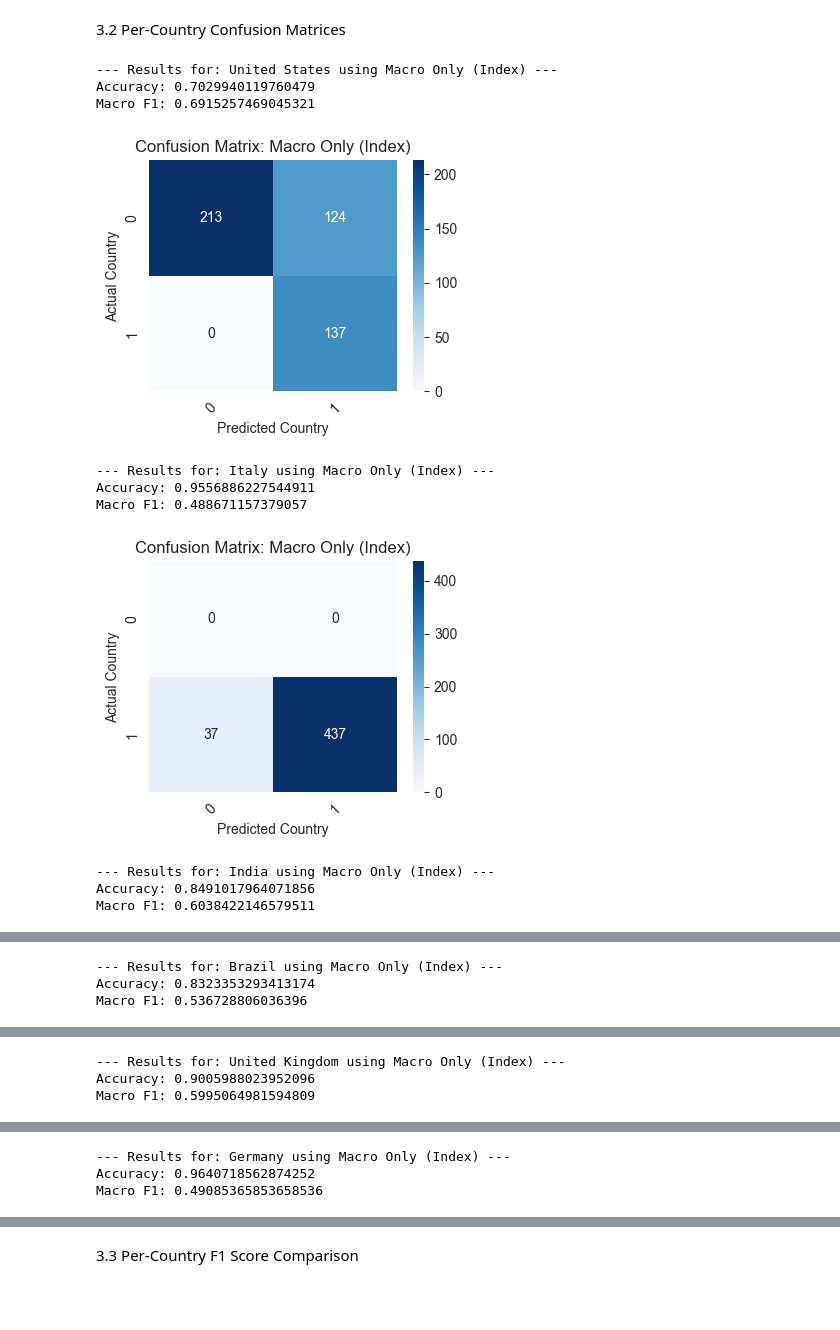
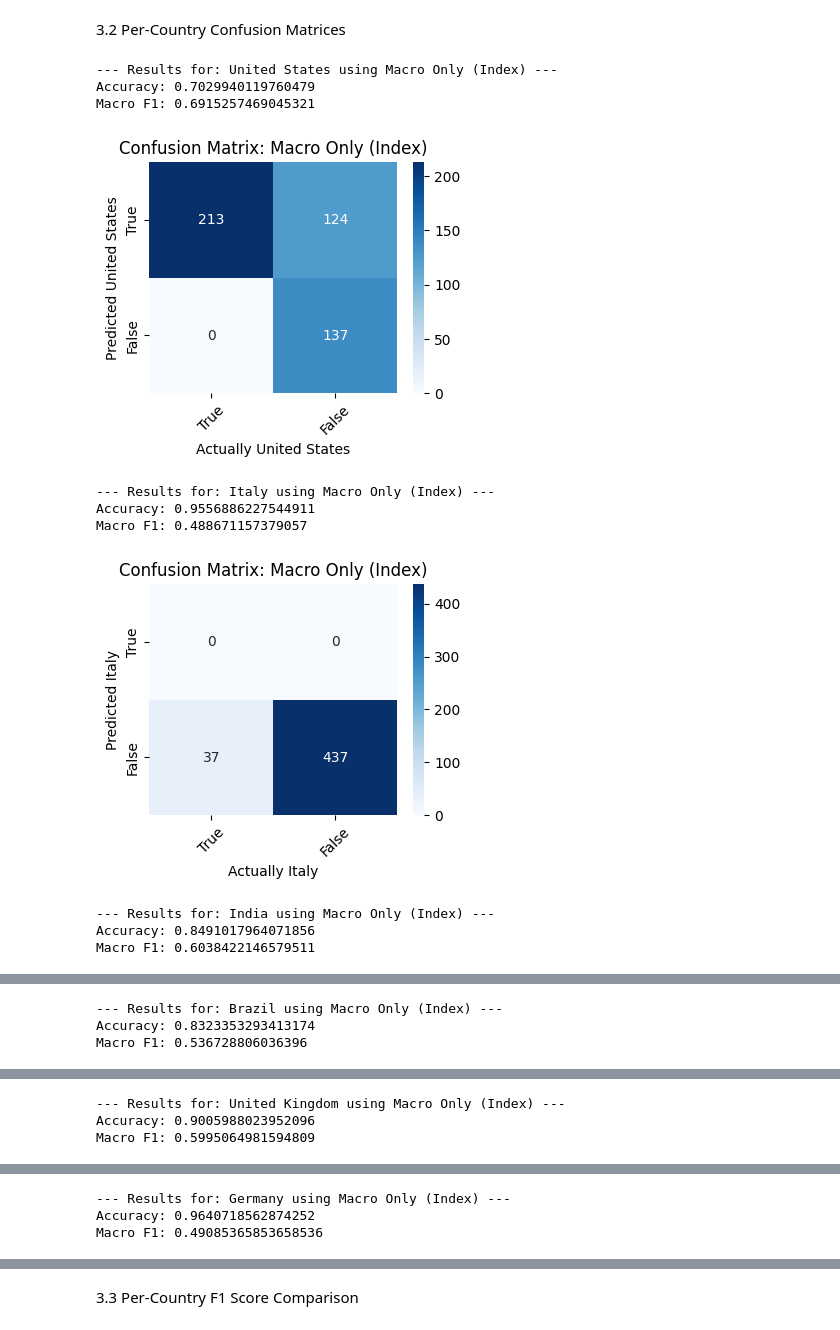
Before and after one commit to Mankirth/ITEC-4305-Project, a Jupyter notebook: FinalNotebook.ipynb, the cells around one changed output, grey strips where cells are left out. Cells and saved outputs as stored; diff of their text form; code cells hidden in the pictures; blank space fills up the shorter version.

```diff
--- a/FinalNotebook.ipynb
+++ b/FinalNotebook.ipynb
@@ -280,40 +280,42 @@ for name, X_subset in feature_sets.items():
         country_cm[0][1] = np.sum(cm[:, i]) - country_cm[0][0]
         country_cm[1][0] = np.sum(cm[i, :]) - country_cm[0][0]
         country_cm[1][1] = ((np.sum(cm) - country_cm[0][0]) - country_cm[0][1]) - country_cm[1][0]
         i += 1
 
         per_country_results[name].update({
             f"{country} Accuracy": accuracy_score(test, pred),
             f"{country} Macro F1": f1_score(test, pred, average='macro'),
             f"{country} True Positives": country_cm[0][0],
             f"{country} False Positives": country_cm[0][1],
             f"{country} False Negatives": country_cm[1][0],
             f"{country} True Negatives": country_cm[1][1]
         })
         print(f"--- Results for: {country} using {name} ---")
         print("Accuracy:", accuracy_score(test, pred))
         print("Macro F1:", f1_score(test, pred, average='macro'))
         plt.figure(figsize=(4, 3))
         sns.heatmap(
             country_cm,
             annot=True,
             fmt='d',
+            xticklabels=['True', 'False'],
+            yticklabels=['True', 'False'],
             cmap='Blues'
         )
         plt.title(f"Confusion Matrix: {name}")
-        plt.ylabel('Actual Country')
-        plt.xlabel('Predicted Country')
+        plt.xlabel(f'Actually {country}')
+        plt.ylabel(f'Predicted {country}')
         plt.xticks(rotation=45)
         plt.show()
 # %% [output]
 --- Results for: United States using Macro Only (Index) ---
 Accuracy: 0.7029940119760479
 Macro F1: 0.6915257469045321
-[figure, old version]
+[figure, new version]
 --- Results for: Italy using Macro Only (Index) ---
 Accuracy: 0.9556886227544911
 Macro F1: 0.488671157379057
-[figure, old version]
+[figure, new version]
 --- Results for: India using Macro Only (Index) ---
 Accuracy: 0.8491017964071856
 Macro F1: 0.6038422146579511
```
Also changed, not shown: parts of 4 cells of this notebook.
